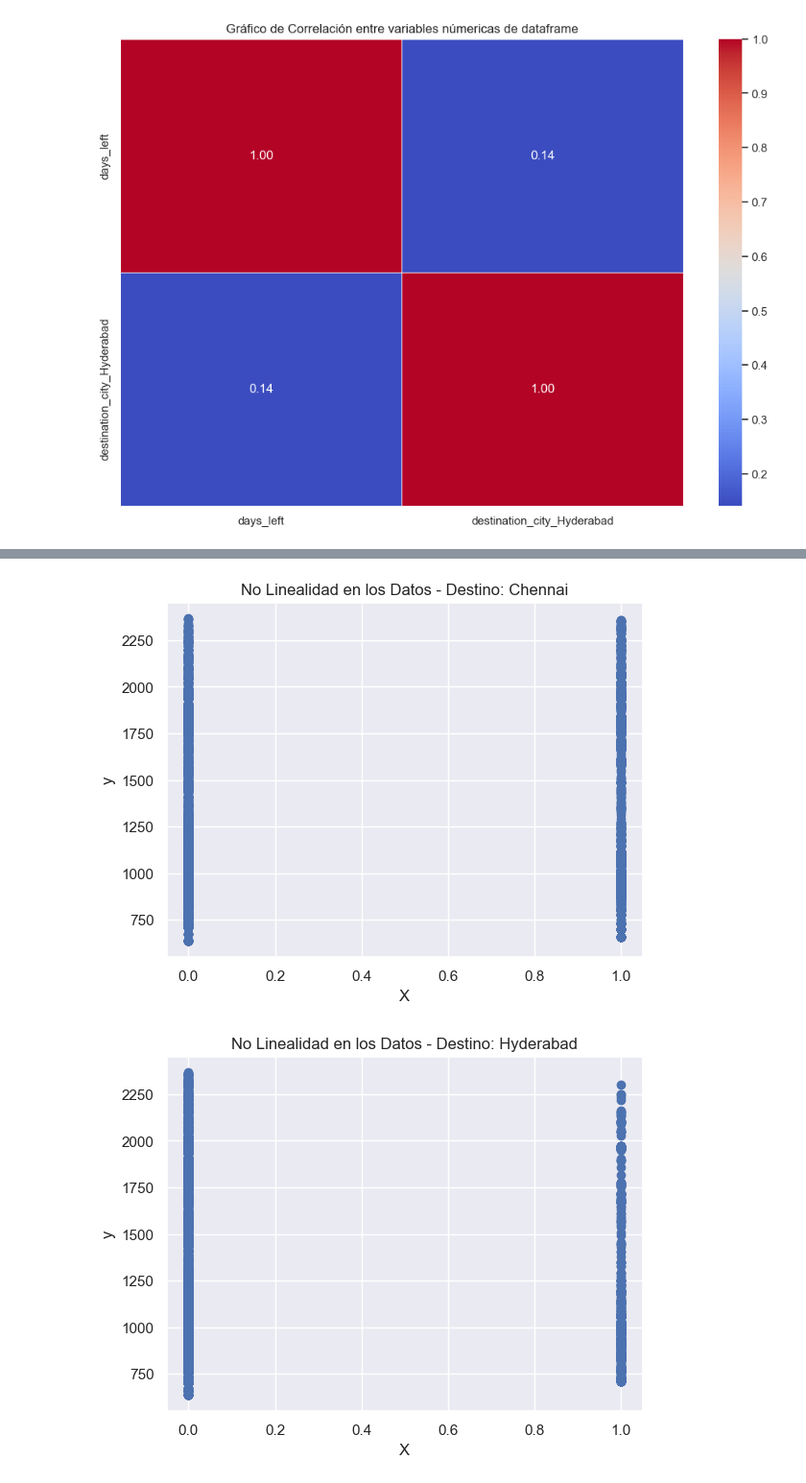
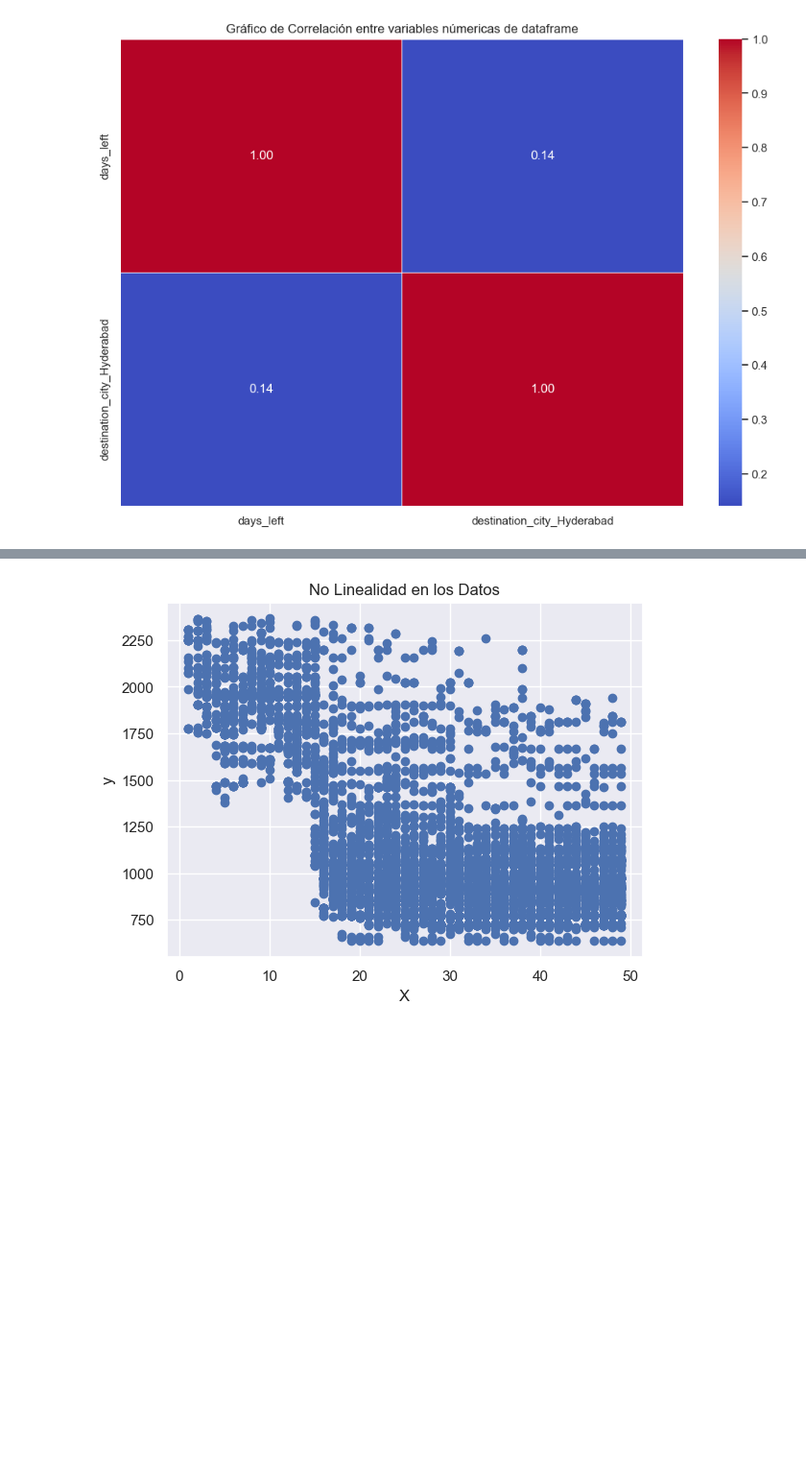
Before and after one commit to td2USA-20232/grupo3, a Jupyter notebook: Descripción data.ipynb, the cells around one changed output, grey strips where cells are left out. Shown at 96% size. Saved outputs shown, nothing was run; the diff lists cells and outputs as text; code cells hidden in the pictures; blank space fills up the shorter version.

```diff
--- a/Descripción data.ipynb
+++ b/Descripción data.ipynb
@@ -1159,14 +1172,12 @@ plt.show()
 # %%
-destination_cities = ['Chennai', 'Hyderabad', 'Kolkata', 'Mumbai']
-for city in destination_cities:
-    data = pd.DataFrame({'X': df[f'destination_city_{city}'], 'y': df['dolares']})
+# Crear un DataFrame
+data = pd.DataFrame({'X': df["days_left"], 'y': df["dolares"]})
 
-    # Gráfica de dispersión de y vs. X
-    plt.scatter(data['X'], data['y'])
-    plt.xlabel('X')
-    plt.ylabel('y')
-    plt.title(f'No Linealidad en los Datos - Destino: {city}')
-    plt.show()
+# Gráfica de dispersión de y vs. X
+plt.scatter(data['X'], data['y'])
+plt.xlabel('X')
+plt.ylabel('y')
+plt.title('No Linealidad en los Datos')
+plt.show()
 # %% [output]
-[figure, old version]
+[figure, new version]
-[figure, removed]
```
Also changed, not shown: parts of 26 cells of this notebook.
